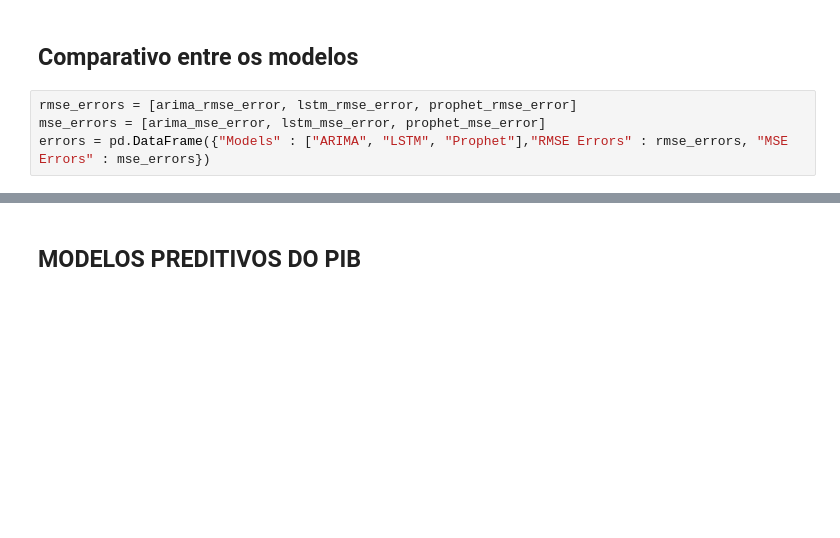
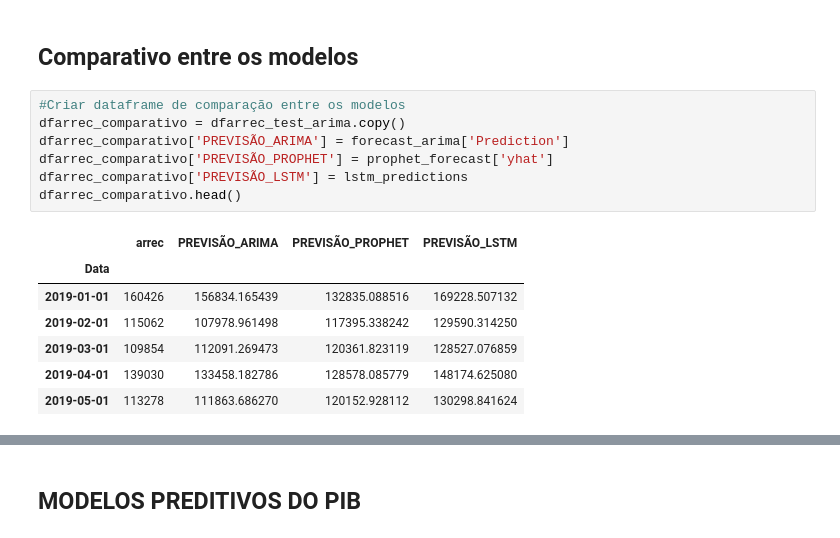
Before and after one commit to mmbs1989/TCC-PUCMINAS, a Jupyter notebook: Notebook_TCC_PUC.ipynb, the cells around one changed output, grey strips where cells are left out. Cells and saved outputs as stored; diff of their text form; blank space fills up the shorter version.

```diff
--- a/Notebook_TCC_PUC.ipynb
+++ b/Notebook_TCC_PUC.ipynb
@@ -905,9 +915,20 @@ MSE:  200026457.37499568
 RMSE:  14143.07100226099
 # %% [markdown]
 ## Comparativo entre os modelos
-# %%
-rmse_errors = [arima_rmse_error, lstm_rmse_error, prophet_rmse_error]
-mse_errors = [arima_mse_error, lstm_mse_error, prophet_mse_error]
-errors = pd.DataFrame({"Models" : ["ARIMA", "LSTM", "Prophet"],"RMSE Errors" : rmse_errors, "MSE Errors" : mse_errors})
+# %%
+#Criar dataframe de comparação entre os modelos
+dfarrec_comparativo = dfarrec_test_arima.copy()
+dfarrec_comparativo['PREVISÃO_ARIMA'] = forecast_arima['Prediction']
+dfarrec_comparativo['PREVISÃO_PROPHET'] = prophet_forecast['yhat']
+dfarrec_comparativo['PREVISÃO_LSTM'] = lstm_predictions
+dfarrec_comparativo.head()
+# %% [output]
+|  | arrec | PREVISÃO_ARIMA | PREVISÃO_PROPHET | PREVISÃO_LSTM |
+| Data |  |  |  |  |
+| 2019-01-01 | 160426 | 156834.165439 | 132835.088516 | 169228.507132 |
+| 2019-02-01 | 115062 | 107978.961498 | 117395.338242 | 129590.314250 |
+| 2019-03-01 | 109854 | 112091.269473 | 120361.823119 | 128527.076859 |
+| 2019-04-01 | 139030 | 133458.182786 | 128578.085779 | 148174.625080 |
+| 2019-05-01 | 113278 | 111863.686270 | 120152.928112 | 130298.841624 |
 # %%
 plt.figure(figsize=(16,9))
```
Also changed, not shown: parts of 12 cells of this notebook.
